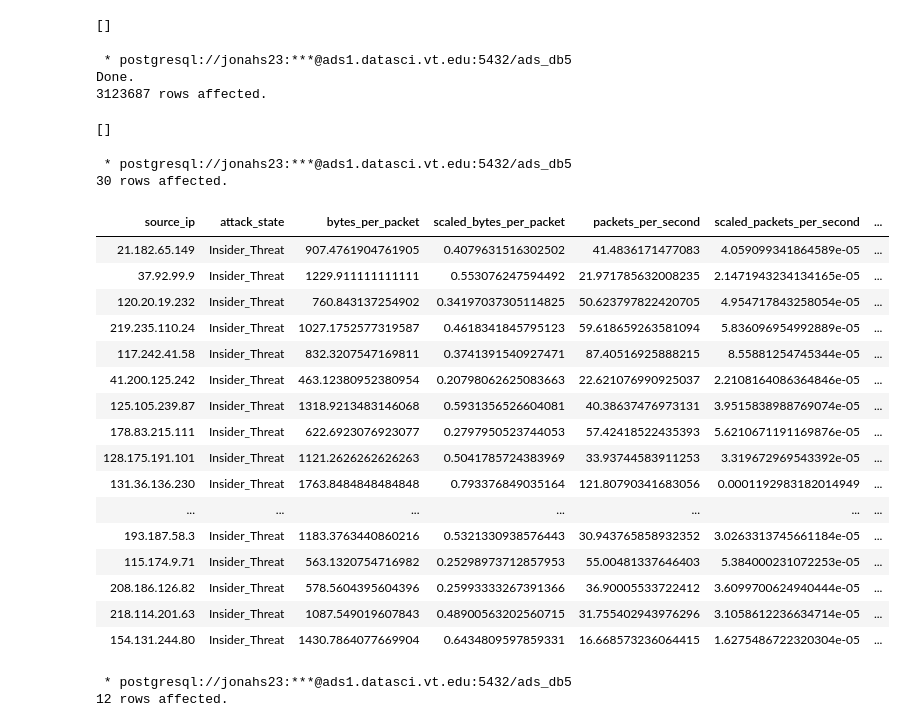
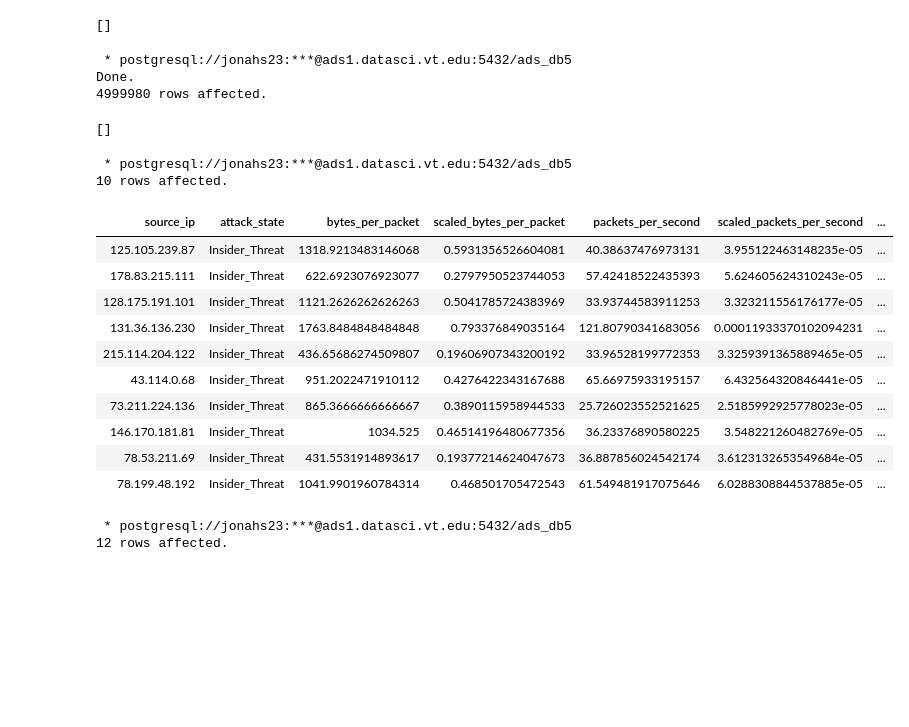
Before and after one commit to Jonah-Schep5/networkInstrusion, a Jupyter notebook: data_preparation.ipynb, the cells around one changed output. Cells and saved outputs as stored; diff of their text form; code cells hidden in the pictures; blank space fills up the shorter version.

```diff
--- a/data_preparation.ipynb
+++ b/data_preparation.ipynb
@@ -235,65 +237,58 @@ SET
     scaled_bytes_per_packet =
         (bytes_per_packet - (SELECT MIN(bytes_per_packet)
                              FROM {username}.network_traffic_history_itd
-                             WHERE off_hours = 1))
+                             ))
         /
         NULLIF((SELECT MAX(bytes_per_packet)
                 FROM {username}.network_traffic_history_itd
-                WHERE off_hours = 1) -
+                ) -
                (SELECT MIN(bytes_per_packet)
                 FROM {username}.network_traffic_history_itd
-                WHERE off_hours = 1), 0),
+                ), 0),
 
     scaled_packets_per_second =
         (packets / duration - (SELECT MIN(packets / duration)
                                FROM {username}.network_traffic_history_itd
-                               WHERE off_hours = 1))
+                               ))
         /
         NULLIF((SELECT MAX(packets / duration)
                 FROM {username}.network_traffic_history_itd
-                WHERE off_hours = 1) -
+                ) -
                (SELECT MIN(packets / duration)
                 FROM {username}.network_traffic_history_itd
-                WHERE off_hours = 1), 0)
-WHERE off_hours = 1;
+                ), 0)
 # %% [output]
  * postgresql://jonahs23:***@ads1.datasci.vt.edu:5432/ads_db5
 Done.
-3123687 rows affected.
+4999980 rows affected.
 []
 # %%
 %%sql
 SELECT
     source_ip,
     attack_state,
     bytes_per_packet,
     scaled_bytes_per_packet,
     packets / duration as packets_per_second,
     scaled_packets_per_second,
     off_hours
 FROM {username}.network_traffic_history_itd
-WHERE off_hours = 1 AND attack_state = 'Insider_Threat'
-LIMIT 30;
+WHERE  attack_state = 'Insider_Threat'
+LIMIT 10;
 # %% [output]
  * postgresql://jonahs23:***@ads1.datasci.vt.edu:5432/ads_db5
-30 rows affected.
+10 rows affected.
 | source_ip | attack_state | bytes_per_packet | scaled_bytes_per_packet | packets_per_second | scaled_packets_per_second | ... |
-| 21.182.65.149 | Insider_Threat | 907.4761904761905 | 0.4079631516302502 | 41.4836171477083 | 4.059099341864589e-05 | ... |
-| 37.92.99.9 | Insider_Threat | 1229.911111111111 | 0.553076247594492 | 21.971785632008235 | 2.1471943234134165e-05 | ... |
-| 120.20.19.232 | Insider_Threat | 760.843137254902 | 0.34197037305114825 | 50.623797822420705 | 4.954717843258054e-05 | ... |
-| 219.235.110.24 | Insider_Threat | 1027.1752577319587 | 0.4618341845795123 | 59.618659263581094 | 5.836096954992889e-05 | ... |
-| 117.242.41.58 | Insider_Threat | 832.3207547169811 | 0.3741391540927471 | 87.40516925888215 | 8.55881254745344e-05 | ... |
-| 41.200.125.242 | Insider_Threat | 463.12380952380954 | 0.20798062625083663 | 22.621076990925037 | 2.2108164086364846e-05 | ... |
-| 125.105.239.87 | Insider_Threat | 1318.9213483146068 | 0.5931356526604081 | 40.38637476973131 | 3.9515838988769074e-05 | ... |
-| 178.83.215.111 | Insider_Threat | 622.6923076923077 | 0.2797950523744053 | 57.42418522435393 | 5.6210671191169876e-05 | ... |
-| 128.175.191.101 | Insider_Threat | 1121.2626262626263 | 0.5041785724383969 | 33.93744583911253 | 3.319672969543392e-05 | ... |
-| 131.36.136.230 | Insider_Threat | 1763.8484848484848 | 0.793376849035164 | 121.80790341683056 | 0.0001192983182014949 | ... |
-| ... | ... | ... | ... | ... | ... | ... |
-| 193.187.58.3 | Insider_Threat | 1183.3763440860216 | 0.5321330938576443 | 30.943765858932352 | 3.0263313745661184e-05 | ... |
-| 115.174.9.71 | Insider_Threat | 563.1320754716982 | 0.25298973712857953 | 55.00481337646403 | 5.384000231072253e-05 | ... |
-| 208.186.126.82 | Insider_Threat | 578.5604395604396 | 0.25993333267391366 | 36.90005533722412 | 3.6099700624940444e-05 | ... |
-| 218.114.201.63 | Insider_Threat | 1087.549019607843 | 0.48900563202560715 | 31.755402943976296 | 3.1058612236634714e-05 | ... |
-| 154.131.244.80 | Insider_Threat | 1430.7864077669904 | 0.6434809597859331 | 16.668573236064415 | 1.6275486722320304e-05 | ... |
+| 125.105.239.87 | Insider_Threat | 1318.9213483146068 | 0.5931356526604081 | 40.38637476973131 | 3.955122463148235e-05 | ... |
+| 178.83.215.111 | Insider_Threat | 622.6923076923077 | 0.2797950523744053 | 57.42418522435393 | 5.624605624310243e-05 | ... |
+| 128.175.191.101 | Insider_Threat | 1121.2626262626263 | 0.5041785724383969 | 33.93744583911253 | 3.323211556176177e-05 | ... |
+| 131.36.136.230 | Insider_Threat | 1763.8484848484848 | 0.793376849035164 | 121.80790341683056 | 0.00011933370102094231 | ... |
+| 215.114.204.122 | Insider_Threat | 436.65686274509807 | 0.19606907343200192 | 33.96528199772353 | 3.3259391365889465e-05 | ... |
+| 43.114.0.68 | Insider_Threat | 951.2022471910112 | 0.4276422343167688 | 65.66975933195157 | 6.432564320846441e-05 | ... |
+| 73.211.224.136 | Insider_Threat | 865.3666666666667 | 0.3890115958944533 | 25.726023552521625 | 2.5185992925778023e-05 | ... |
+| 146.170.181.81 | Insider_Threat | 1034.525 | 0.46514196480677356 | 36.23376890580225 | 3.548221260482769e-05 | ... |
+| 78.53.211.69 | Insider_Threat | 431.5531914893617 | 0.19377214624047673 | 36.887856024542174 | 3.6123132653549684e-05 | ... |
+| 78.199.48.192 | Insider_Threat | 1041.9901960784314 | 0.468501705472543 | 61.549481917075646 | 6.0288308844537885e-05 | ... |
 # %%
 %%sql
 SELECT DISTINCT attack_state FROM {username}.network_traffic_history_itd
```
Also changed, not shown: parts of 5 cells of this notebook, 1 other file.
